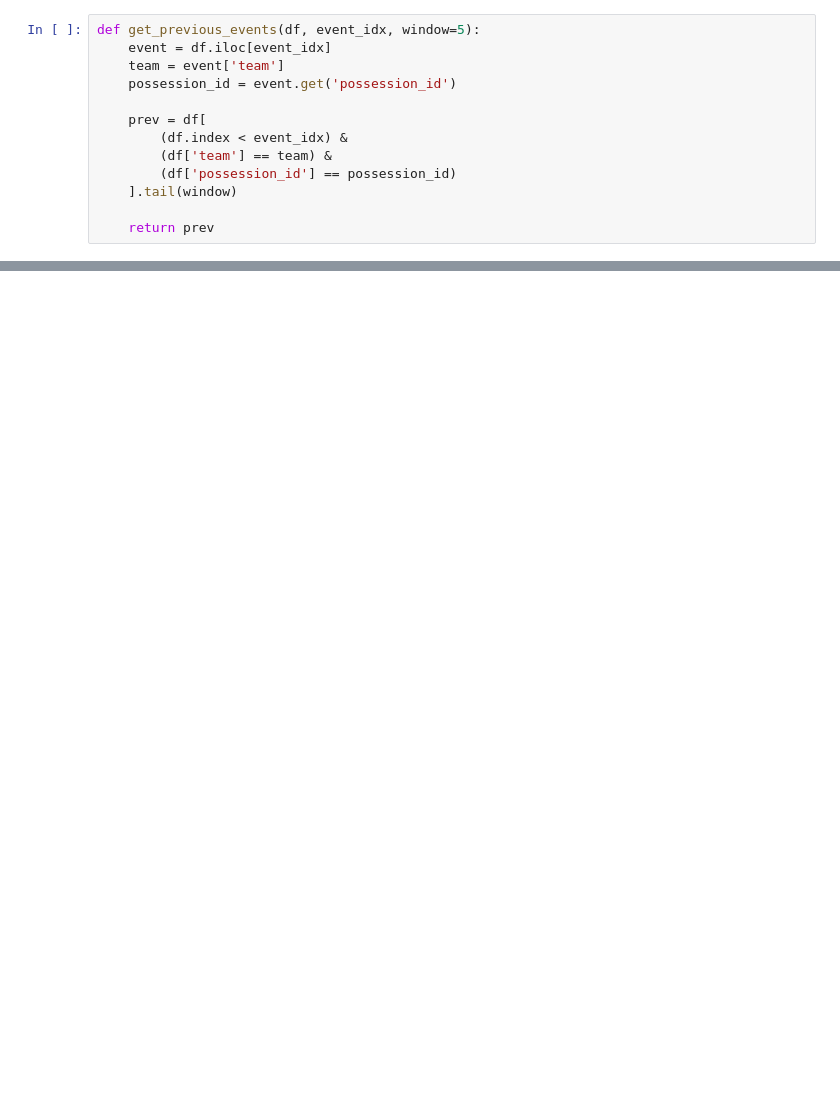
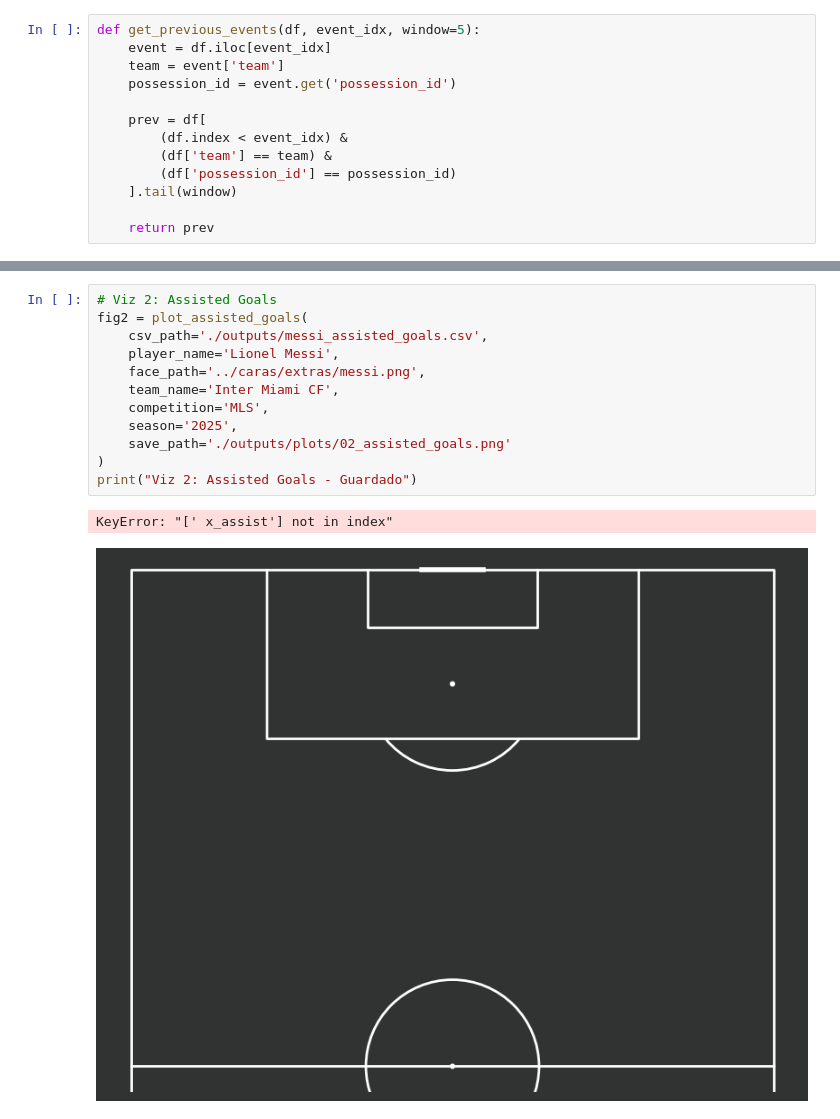
Before and after one commit to jaime-oriol/footballdecoded, a Jupyter notebook: blog/notebooks/messi_visualizations.ipynb, the cells around one changed output, grey strips where cells are left out. Drawn from its saved outputs; the diff is of its cells as text; blank space fills up the shorter version.

```diff
--- a/blog/notebooks/messi_visualizations.ipynb
+++ b/blog/notebooks/messi_visualizations.ipynb
@@ -282,0 +201,15 @@ plt.show()
+# %%
+# Viz 2: Assisted Goals
+fig2 = plot_assisted_goals(
+    csv_path='./outputs/messi_assisted_goals.csv',
+    player_name='Lionel Messi',
+    face_path='../caras/extras/messi.png',
+    team_name='Inter Miami CF',
+    competition='MLS',
+    season='2025',
+    save_path='./outputs/plots/02_assisted_goals.png'
+)
+print("Viz 2: Assisted Goals - Guardado")
+# %% [output]
+KeyError: "[' x_assist'] not in index"
+[figure, added]
```
Also changed, not shown: parts of 26 cells of this notebook, 13 other files.
